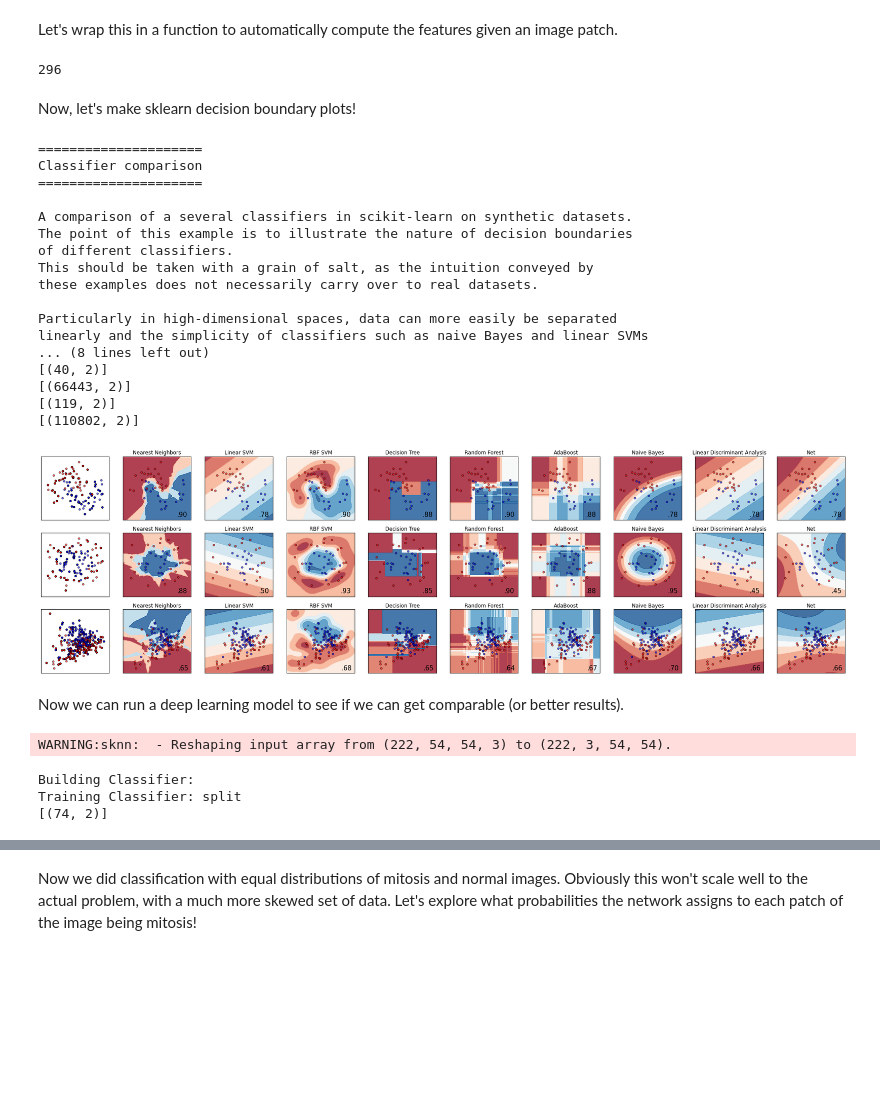
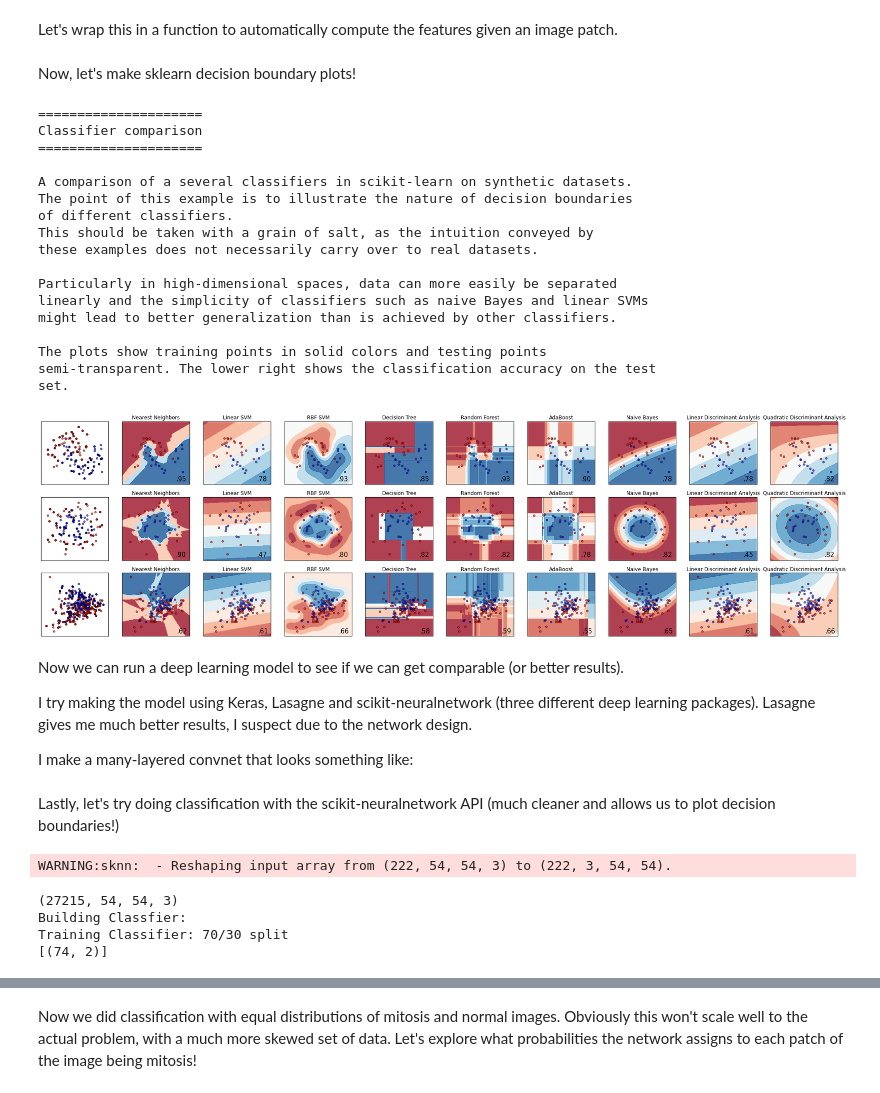
Before and after one commit to nikcheerla/TCGA-Mitosis, a Jupyter notebook: Mitosis Exploration-Visualization.ipynb, the cells around one changed output, grey strips where cells are left out. Cells and saved outputs as stored; diff of their text form; code cells hidden in the pictures; blank space fills up the shorter version.

Commit message:
Mitosis Stage2 classification

```diff
--- a/Mitosis Exploration-Visualization.ipynb
+++ b/Mitosis Exploration-Visualization.ipynb
@@ -267,21 +267,7 @@ def img_features(patch_array):
         results[i, 1] = sum(sum(patch_otsu))
     return results
 
-def img_make_otsu(patch_array):
-    results = np.zeros((len(patch_array), 1, PATCH_SIZE, PATCH_SIZE))
-    for i in range(0, len(patch_array)):
-        patch = rgb(patch_array[i])
-        patch_gray = rgb2gray(patch)
-        thresh = threshold_otsu(patch_gray)
-        patch_otsu = patch_gray > thresh
-        results[i] = patch_otsu
-    return results
-
 img_per_area = img_features(trainImg[fullSet])
-
-print len(img_per_area)
-# %% [output]
-296
 # %% [markdown]
 Now, let's make sklearn decision boundary plots!
 # %%
@@ -333,7 +319,7 @@ h = .02  # step size in the mesh
 
 names = ["Nearest Neighbors", "Linear SVM", "RBF SVM", "Decision Tree",
          "Random Forest", "AdaBoost", "Naive Bayes", "Linear Discriminant Analysis",
-         "Net"]
+         "Quadratic Discriminant Analysis"]
 classifiers = [
     KNeighborsClassifier(3),
     SVC(kernel="linear", C=0.025),
@@ -343,13 +329,7 @@ classifiers = [
     AdaBoostClassifier(),
     GaussianNB(),
     LinearDiscriminantAnalysis(),
-    Classifier(
-    layers=[
-        Layer("Sigmoid", units=5, dropout = 0.4),
-        Layer("Softmax")],
-    learning_rate=0.04,
-    n_iter=5, verbose = False),
-]
+    QuadraticDiscriminantAnalysis()]
 
 X, y = img_per_area, trainVal[fullSet]
 
@@ -408,38 +388,42 @@ for ds in datasets:
         # Plot also the training points
         #ax.scatter(X_train[:, 0], X_train[:, 1], c=y_train, cmap=cm_bright)
         # and testing points
         ax.scatter(X_test[:, 0], X_test[:, 1], c=y_test, cmap=cm_bright,
                    alpha=0.6)
 
         ax.set_xlim(xx.min(), xx.max())
         ax.set_ylim(yy.min(), yy.max())
         ax.set_xticks(())
         ax.set_yticks(())
         ax.set_title(name)
         ax.text(xx.max() - .3, yy.min() + .3, ('%.2f' % score).lstrip('0'),
                 size=15, horizontalalignment='right')
         i += 1
 
 figure.subplots_adjust(left=.02, right=.98)
 plt.show()
 # %% [output]
 =====================
 Classifier comparison
 =====================
 
 A comparison of a several classifiers in scikit-learn on synthetic datasets.
 The point of this example is to illustrate the nature of decision boundaries
 of different classifiers.
 This should be taken with a grain of salt, as the intuition conveyed by
 these examples does not necessarily carry over to real datasets.
 
 Particularly in high-dimensional spaces, data can more easily be separated
 linearly and the simplicity of classifiers such as naive Bayes and linear SVMs
-... (8 lines left out)
-[(40, 2)]
-[(66443, 2)]
-[(119, 2)]
-[(110802, 2)]
+might lead to better generalization than is achieved by other classifiers.
+
+The plots show training points in solid colors and testing points
+semi-transparent. The lower right shows the classification accuracy on the test
+set.
-[figure, old version]
+[figure, new version]
 # %% [markdown]
 Now we can run a deep learning model to see if we can get comparable (or better results).
+
+I try making the model using Keras, Lasagne and scikit-neuralnetwork (three different deep learning packages). Lasagne gives me much better results, I suspect due to the network design.
+
+I make a many-layered convnet that looks something like:
@@ -446,3 +437,5 @@ Now we can run a deep learning model to see if we can get comparable (or better
+# %% [markdown]
+Lastly, let's try doing classification with the scikit-neuralnetwork API (much cleaner and allows us to plot decision boundaries!)
 # %%
 from sknn.mlp import Classifier, Layer, Convolution
 from sklearn import cross_validation
@@ -452,24 +445,27 @@ trainInt = trainVal.astype(np.uint8)
 
 trainImg = np.swapaxes(np.swapaxes(trainImg, 1, 2) , 2, 3)
 
-print "Building Classifier:"
+print trainImg.shape
+
+print "Building Classfier:"
 nn = Classifier(
     layers=[
         Convolution("Rectifier", channels=192, kernel_shape=(4,4), pool_shape = (2, 2)),
-        Convolution("Rectifier", channels=128, kernel_shape=(6,6), pool_shape = (2, 2), dropout = 0.4),
-        Layer("Rectifier", units=300, dropout = 0.4),
+        Convolution("Rectifier", channels=128, kernel_shape=(6,6), pool_shape = (2, 2), dropout = 0.5),
+        Layer("Rectifier", units=256, dropout = 0.3),
         Layer("Softmax")],
-    learning_rate=0.001,
-    n_iter=20, verbose = True)
+    learning_rate=0.0007,
+    n_iter=30)
 
-print "Training Classifier: split"
+print "Training Classifier: 70/30 split"
 X_train, X_test, y_train, y_test = cross_validation.train_test_split(trainImg[fullSet], trainInt[fullSet])
 nn.fit(X_train, y_train)
 score = nn.score(X_test, y_test)
 # %% [output]
 WARNING:sknn:  - Reshaping input array from (222, 54, 54, 3) to (222, 3, 54, 54).
-Building Classifier:
-Training Classifier: split
+(27215, 54, 54, 3)
+Building Classfier:
+Training Classifier: 70/30 split
 [(74, 2)]
 # %%
 print score
```
Also changed, not shown: parts of 12 cells of this notebook, 40 other files.
